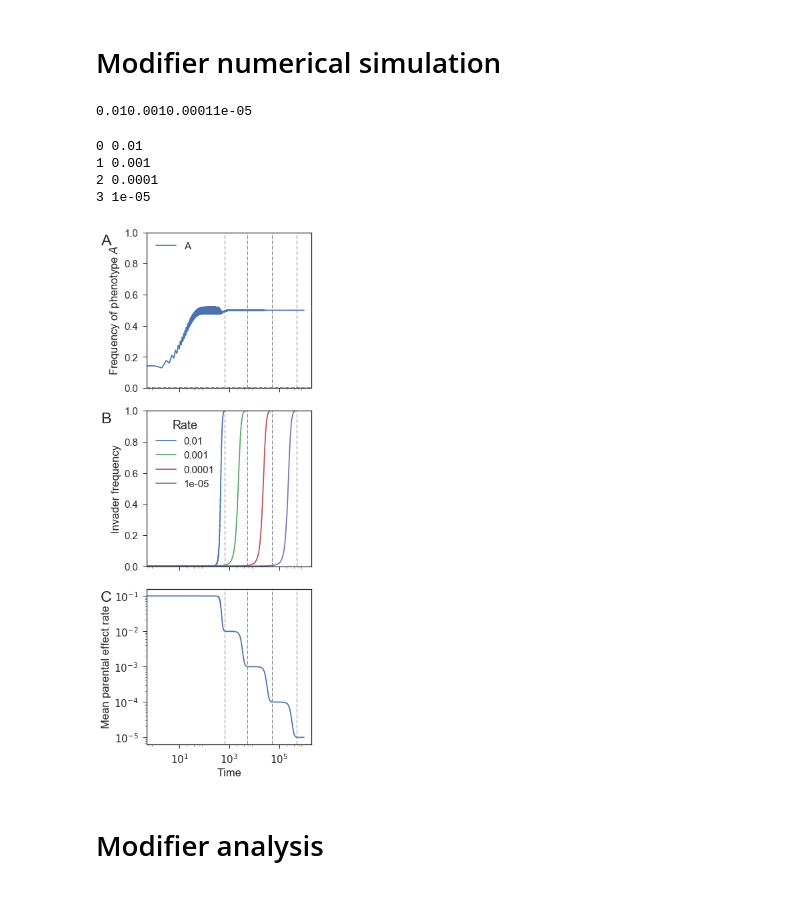
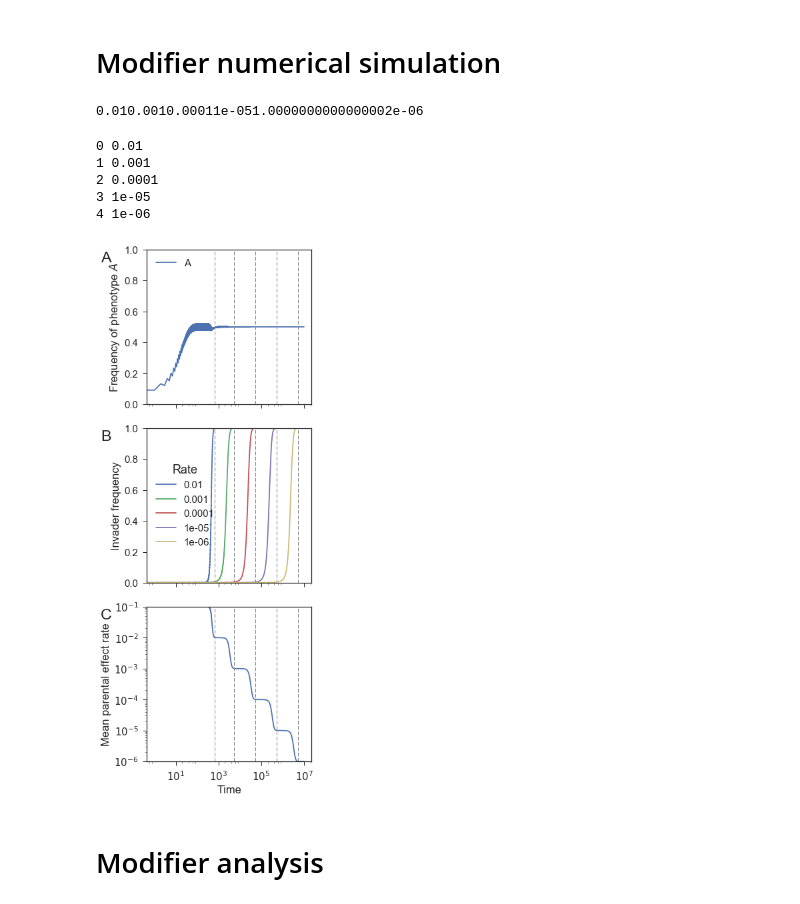
Before and after one commit to yoavram/Milpitas, a Jupyter notebook: notebooks/modifiers recursion.ipynb, the cells around one changed output. Drawn from its saved outputs; the diff is of its cells as text; code cells hidden in the pictures.

```diff
--- a/notebooks/modifiers recursion.ipynb
+++ b/notebooks/modifiers recursion.ipynb
@@ -39,12 +39,12 @@ $$
 # %% [markdown]
 # Modifier numerical simulation
 # %%
-def recursion(p, x, y, W, w, e):
+def recursion(p, x, y, W, w, e, N=0):
     if np.random.rand() > e:
         W, w = w, W
 
     xx = (x * W * ((1 - ρ) * x + ρ) +
-        (1 - x) * w * (1 - ρ) * x) / (x * W + (1 - x) * w)
+          (1 - x) * w * (1 - ρ) * x) / (x * W + (1 - x) * w)
     yy = (y * W * ((1 - Ρ) * y + Ρ) +
         (1 - y) * w * (1 - Ρ) * y) / (y * W + (1 - y) * w)
 
@@ -54,26 +54,31 @@ def recursion(p, x, y, W, w, e):
     meanW = pp + q * (y * W +  (1 - y) * w)
     pp /= meanW
 
+    if N > 0:
+        v = np.random.multinomial(N, [pp*xx, (1-pp)*yy, pp*(1-xx), (1-pp)*(1-yy)]) / N
+        pp = v[0] + v[2]
+        xx = v[0] / pp
+        yy = v[1] / (1 - pp)
     return pp, xx, yy
 # %%
 ρ = ρ0 = 0.1
 Ρ = ρ/10
 W = 1
 w = 0.1
+N = 0
 
-n = 1000000
+n = 10000000
 p = np.array([0.999]*n)
 x = np.array([0.1]*n)
 y = np.array([0.1]*n)
 rate = np.array([0.0]*n)
 rate[0] = p[0] * ρ + (1 - p[0]) * Ρ
-e = 0
 invasions = []
 
 for t in range(1, n):
     W, w = w, W
     p[t], x[t], y[t] = recursion(
-        p[t-1], x[t-1], y[t-1], W, w, e
+        p[t-1], x[t-1], y[t-1], W, w, 1, N
     )
     rate[t] = p[t] * ρ + (1-p[t]) * Ρ
     if p[t] > 0.999:
@@ -87,7 +92,7 @@ for t in range(1, n):
 
 q = 1 - p
 # %% [output]
-0.010.0010.00011e-05
+0.010.0010.00011e-051.0000000000000002e-06
 # %%
 for i, inv in enumerate(invasions):
     print(i, ρ0/(10**(i+1)))
@@ -96,28 +101,29 @@ for i, inv in enumerate(invasions):
 1 0.001
 2 0.0001
 3 1e-05
+4 1e-06
 # %%
 fig, axes = plt.subplots(3, 1, figsize=(5, 12), sharey=False, sharex=True)
 axes[0].plot(p*x + q*y, label='A')
-axes[0].axhline(e, ls='--', color='gray')
+# axes[0].axhline(e, ls='--', color='gray')
 axes[2].plot(rate)
 t = 0
 for i, inv in enumerate(invasions):
     for j in range(3): axes[j].axvline(inv, ls='--', lw=1, color='gray')
     axes[1].plot(q[t:inv], label='{:.2g}'.format(ρ0/(10**(i+1))))
     t = inv
 axes[0].set(ylim=(0,1), ylabel='Frequency of phenotype $A$')
 axes[0].legend()
 axes[1].set(ylim=(0,1), ylabel='Invader frequency')
 axes[1].legend(title='Rate')
-axes[2].set(ylabel='Mean parental effect rate', yscale='log', xlabel='Time', xscale='log')
+axes[2].set(ylabel='Mean parental effect rate', yscale='log', xlabel='Time', xscale='log', ylim=(rate.min(), rate.max()))
 
 fig_panel_labels(axes, xcoord=-0.28)
 fig.tight_layout()
 
 fig.savefig('../figures/A1B1_modifier_invasions.pdf')
 # %% [output]
-[figure, old version]
+[figure, new version]
 # %% [markdown]
 # Modifier analysis
 # %%
```
Also changed, not shown: 1 other file.
